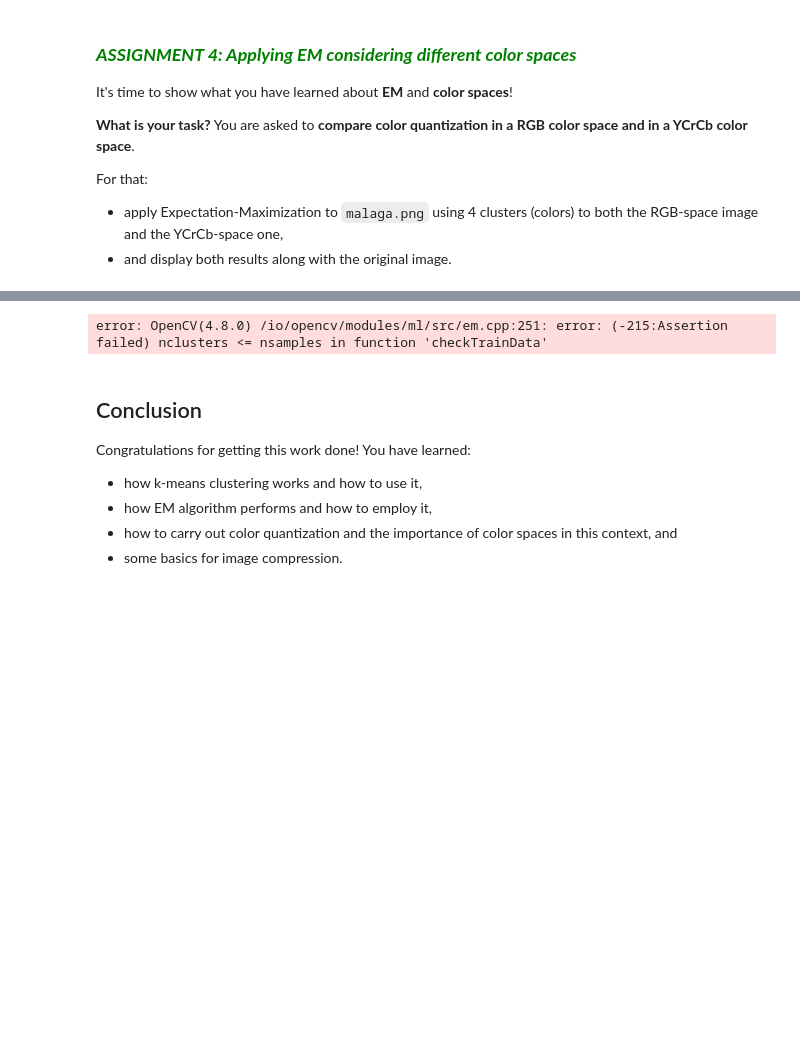
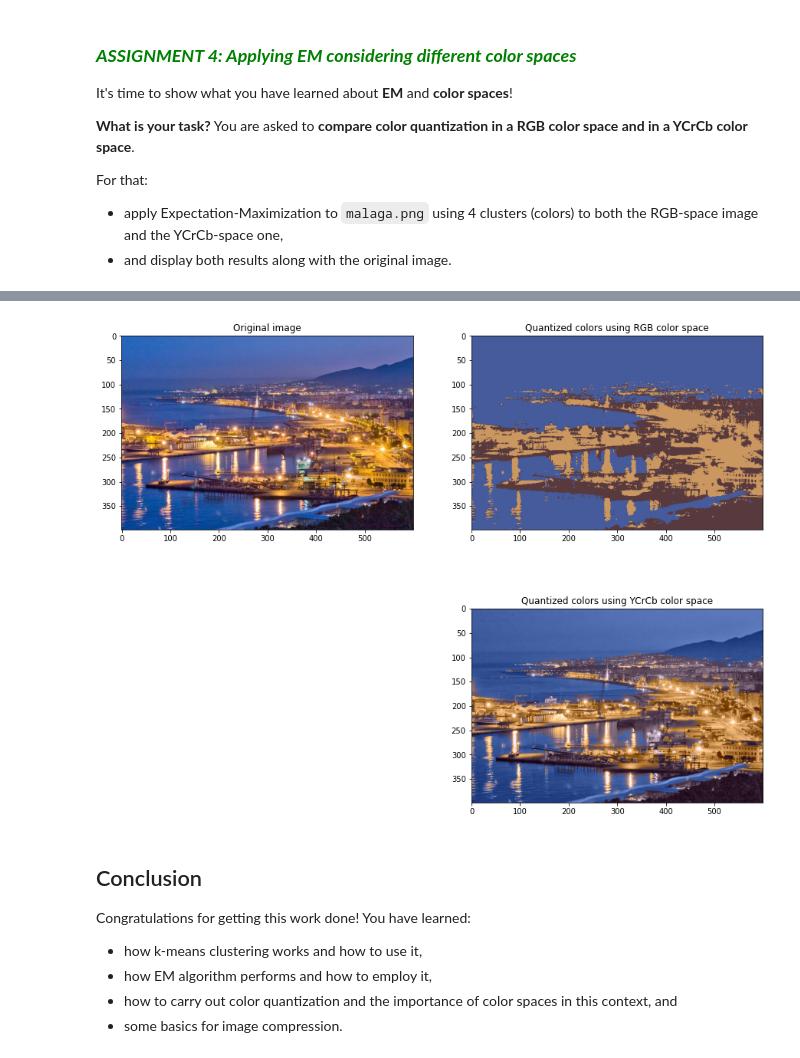
Before and after one commit to rubenjr0/uma_cv_2024, a Jupyter notebook: Chapter 05. Image segmentation/5.2 Region-based techniques.ipynb, the cells around one changed output, grey strips where cells are left out. Saved outputs shown, nothing was run; the diff lists cells and outputs as text; code cells hidden in the pictures; blank space fills up the shorter version.

```diff
--- a/Chapter 05. Image segmentation/5.2 Region-based techniques.ipynb
+++ b/Chapter 05. Image segmentation/5.2 Region-based techniques.ipynb
@@ -650,12 +653,12 @@ image_RGB = cv2.cvtColor(image, cv2.COLOR_BGR2RGB)
 image_YCrCb = cv2.cvtColor(image, cv2.COLOR_BGR2YCrCb)
 
 # Flatten RGB image
-flattened_RGB = image_RGB.reshape((1,-1))
+flattened_RGB = image_RGB.reshape((-1, 3))
 flattened_RGB = np.float32(flattened_RGB)
 
 # Flatten color bands of YCrCb image
 color_bands_YCrCb = image_YCrCb[:,:,1:3]
-flattened_YCrCb = color_bands_YCrCb.reshape((1,-1))
+flattened_YCrCb = color_bands_YCrCb.reshape((-1, 2))
 flattened_YCrCb = np.float32(flattened_YCrCb)
 
 # Apply EM and get centers of clusters
@@ -673,35 +676,35 @@ res_YCrCb = centers_YCrCb[labels_YCrCb.flatten()]
 
 # Reshape to original shape
 quantized_RGB = res_RGB.reshape((image.shape))
 quantized_colors_YCrCb = res_YCrCb.reshape((image.shape[0:2]) + (2,))
 
 # Merge original first band with quantized color bands for YCrCb image
 quantized_YCrCb = np.zeros(image.shape)
 quantized_YCrCb[:,:,0] = image_YCrCb[:,:,0]
 quantized_YCrCb[:,:,[1,2]] = quantized_colors_YCrCb
 
 # Cast YCrCb image to unsigned data dype
 quantized_YCrCb = np.uint8(quantized_YCrCb)
 
 # Reconvert YCrCb image back to RGB
 quantized_YCrCb = cv2.cvtColor(quantized_YCrCb, cv2.COLOR_YCrCb2RGB)
 
 # Show original image
 plt.subplot(2,2,1)
 plt.title("Original image")
-plt.imshow(image)
+plt.imshow(image_rgb)
 
 # Show resultant quantization using RGB color space
 plt.subplot(2,2,2)
 plt.title("Quantized colors using RGB color space")
 plt.imshow(quantized_RGB)
 
 # Show resultant quantization using YCrCb color space
 plt.subplot(2,2,4)
 plt.title("Quantized colors using YCrCb color space")
 plt.imshow(quantized_YCrCb);
 # %% [output]
-error: OpenCV(4.8.0) /io/opencv/modules/ml/src/em.cpp:251: error: (-215:Assertion failed) nclusters <= nsamples in function 'checkTrainData'
+[figure, added]
 # %% [markdown]
 ## Conclusion
 
```
Also changed, not shown: parts of 9 cells of this notebook, 3 other files.
